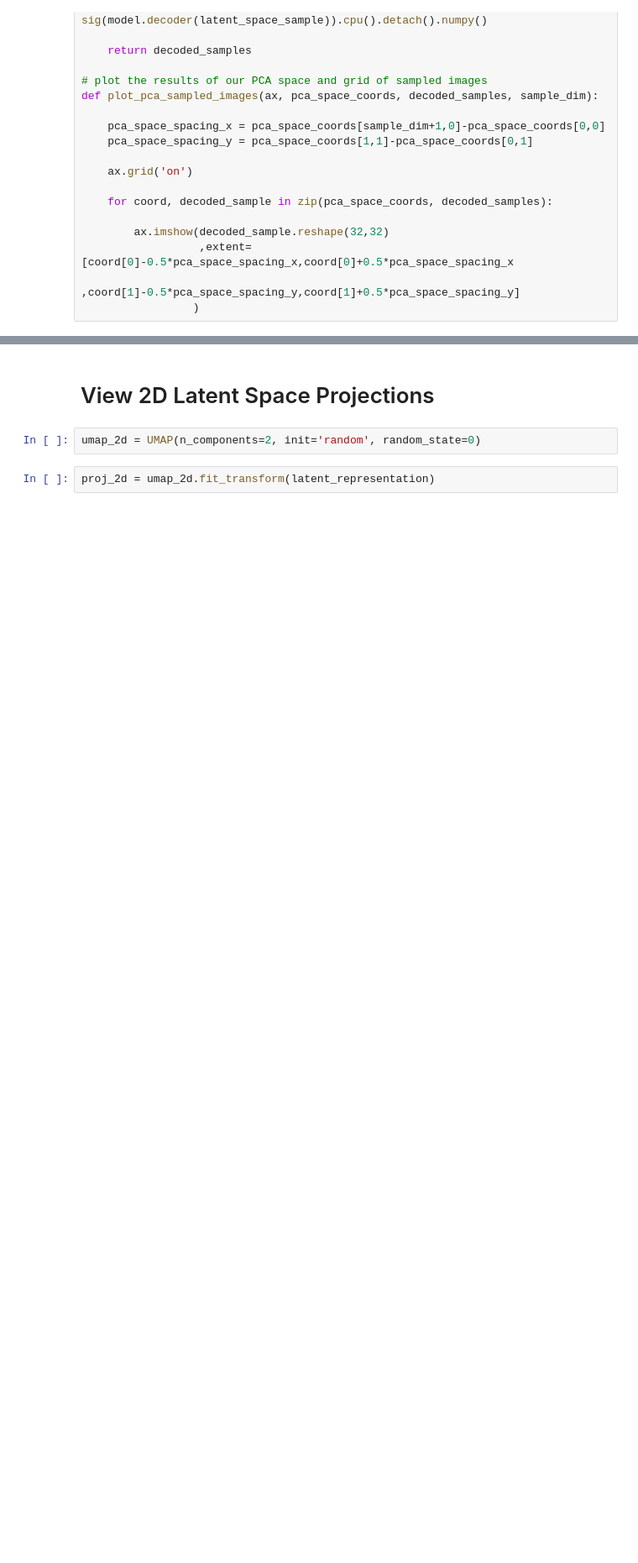
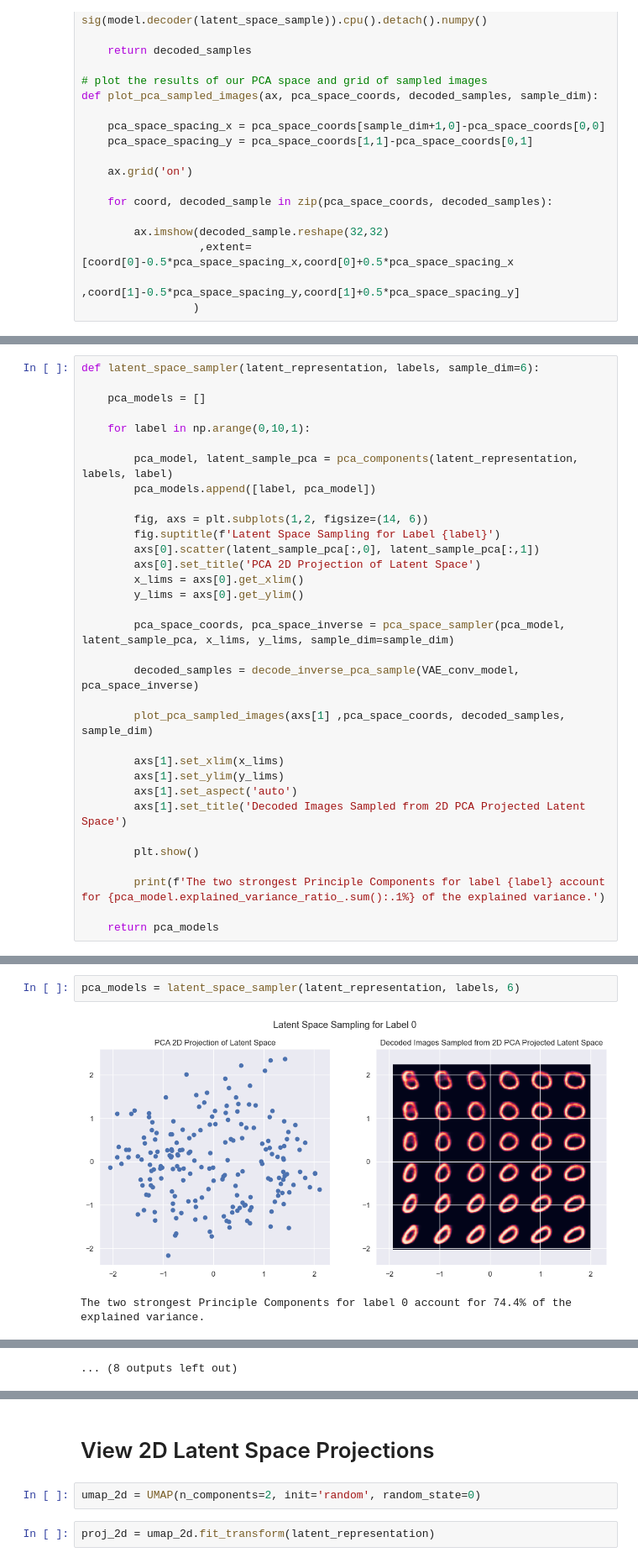
Before and after one commit to lucas-fuller/Deep-Learning, a Jupyter notebook: Investigating the Latent Space of a VAE Autoencoder using PCA and UMAP.ipynb, the cells around one changed output, grey strips where cells are left out. Shown at 84% size. Drawn from its saved outputs; the diff is of its cells as text; blank space fills up the shorter version.

```diff
--- a/Investigating the Latent Space of a VAE Autoencoder using PCA and UMAP.ipynb
+++ b/Investigating the Latent Space of a VAE Autoencoder using PCA and UMAP.ipynb
@@ -548,0 +489,33 @@ The two strongest Principle Components for label 6 account for 83.5% of the expl
+# %%
+def latent_space_sampler(latent_representation, labels, sample_dim=6):
+
+    pca_models = []
+
+    for label in np.arange(0,10,1):
+
+        pca_model, latent_sample_pca = pca_components(latent_representation, labels, label)
+        pca_models.append([label, pca_model])
+
+        fig, axs = plt.subplots(1,2, figsize=(14, 6))
+        fig.suptitle(f'Latent Space Sampling for Label {label}')
+        axs[0].scatter(latent_sample_pca[:,0], latent_sample_pca[:,1])
+        axs[0].set_title('PCA 2D Projection of Latent Space')
+        x_lims = axs[0].get_xlim()
+        y_lims = axs[0].get_ylim()
+
+        pca_space_coords, pca_space_inverse = pca_space_sampler(pca_model, latent_sample_pca, x_lims, y_lims, sample_dim=sample_dim)
+
+        decoded_samples = decode_inverse_pca_sample(VAE_conv_model, pca_space_inverse)
+
+        plot_pca_sampled_images(axs[1] ,pca_space_coords, decoded_samples, sample_dim)
+
+        axs[1].set_xlim(x_lims)
+        axs[1].set_ylim(y_lims)
+        axs[1].set_aspect('auto')
+        axs[1].set_title('Decoded Images Sampled from 2D PCA Projected Latent Space')
+
+        plt.show()
+
+        print(f'The two strongest Principle Components for label {label} account for {pca_model.explained_variance_ratio_.sum():.1%} of the explained variance.')
+
+    return pca_models
@@ -548,0 +524,5 @@ The two strongest Principle Components for label 6 account for 83.5% of the expl
+# %%
+pca_models = latent_space_sampler(latent_representation, labels, 6)
+# %% [output]
+[figure, added]
+The two strongest Principle Components for label 0 account for 74.4% of the explained variance.
@@ -548,0 +539 @@ The two strongest Principle Components for label 6 account for 83.5% of the expl
+... (8 outputs left out)
```
Also changed, not shown: parts of 27 cells of this notebook.
